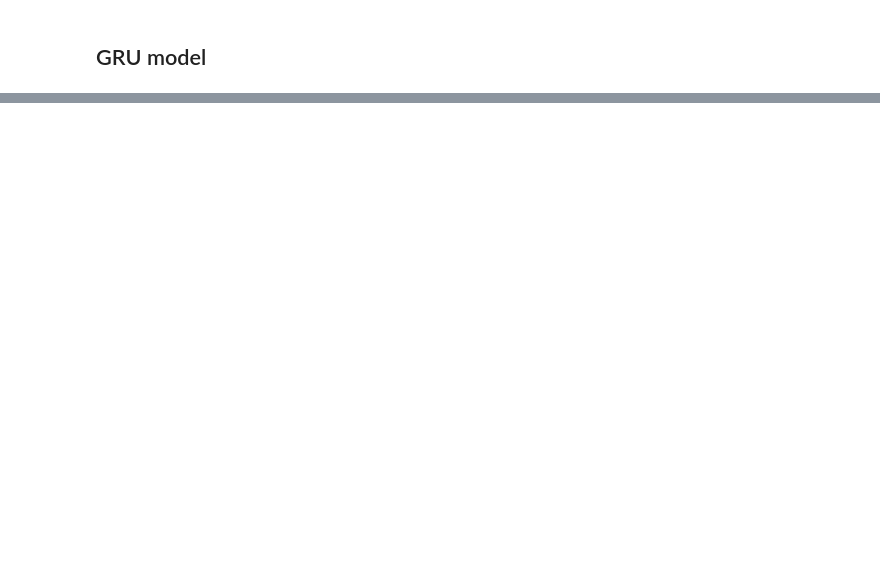
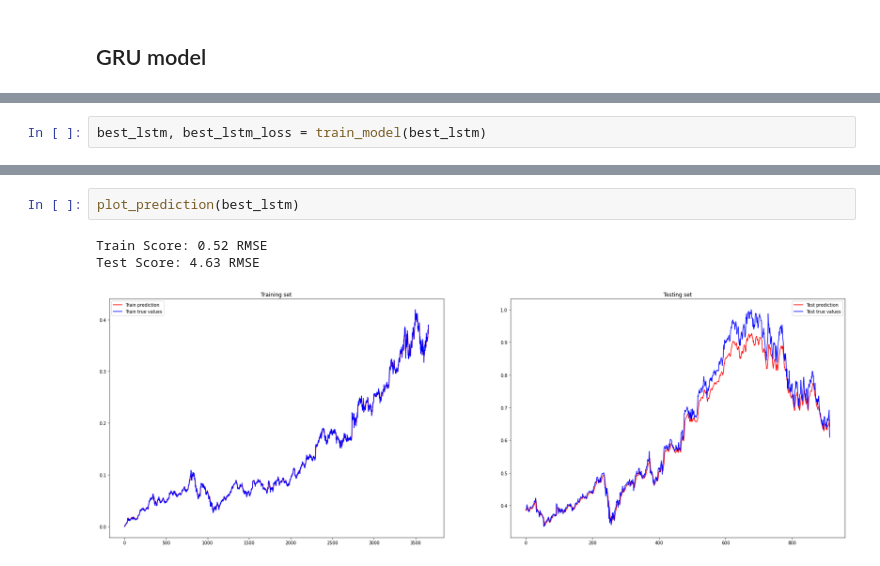
Before and after one commit to FrankAdl/DeepLearningAssignment-3, a Jupyter notebook: rnn.ipynb, the cells around one changed output, grey strips where cells are left out. Saved outputs shown, nothing was run; the diff lists cells and outputs as text; blank space fills up the shorter version.

```diff
--- a/rnn.ipynb
+++ b/rnn.ipynb
@@ -555,0 +623,2 @@ Test Score: 17.89 RMSE
+# %%
+best_lstm, best_lstm_loss = train_model(best_lstm)
@@ -555,0 +645,6 @@ Test Score: 17.89 RMSE
+# %%
+plot_prediction(best_lstm)
+# %% [output]
+Train Score: 0.52 RMSE
+Test Score: 4.63 RMSE
+[figure, added]
```
Also changed, not shown: parts of 20 cells of this notebook.
